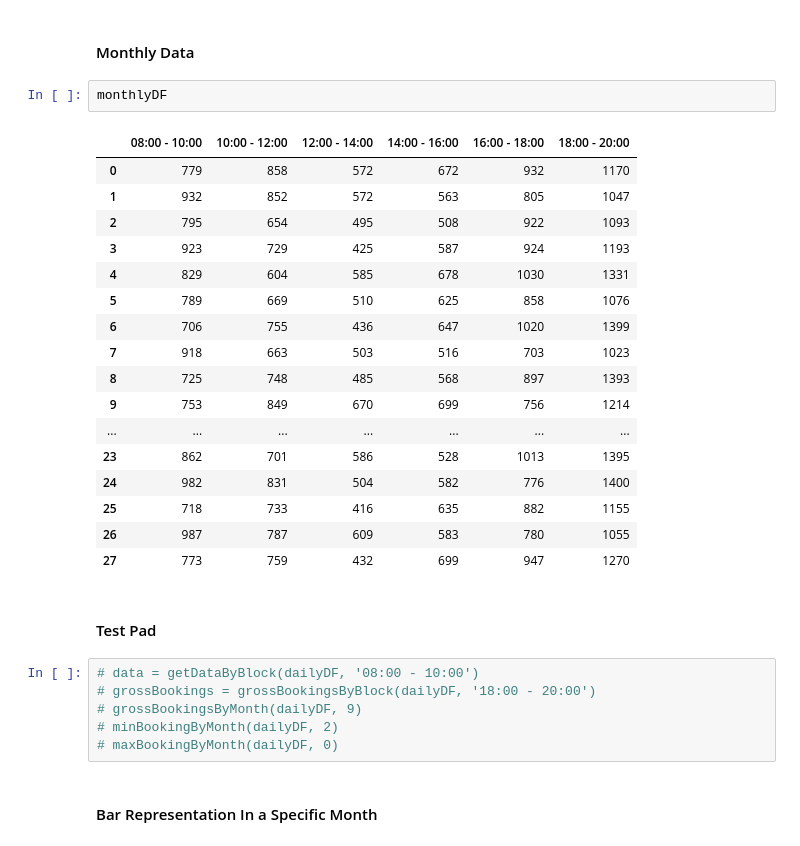
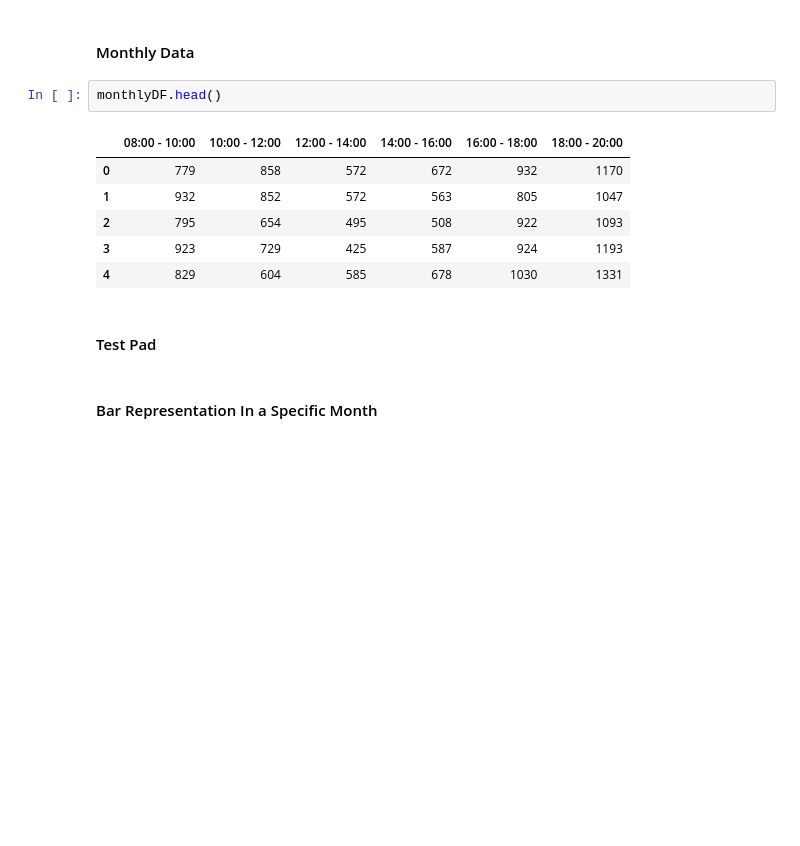
Before and after one commit to pratyayganguli/Dynamic-Pricing-Data-Visualization, a Jupyter notebook: notebook-files/dynamic-car-rental-pricing-algorithm.ipynb, the cells around one changed output. Drawn from its saved outputs; the diff is of its cells as text; blank space fills up the shorter version.

```diff
--- a/notebook-files/dynamic-car-rental-pricing-algorithm.ipynb
+++ b/notebook-files/dynamic-car-rental-pricing-algorithm.ipynb
@@ -99,33 +92,16 @@ annualDF
 # %% [markdown]
 #### Monthly Data ####
 # %%
-monthlyDF
+monthlyDF.head()
 # %% [output]
 |  | 08:00 - 10:00 | 10:00 - 12:00 | 12:00 - 14:00 | 14:00 - 16:00 | 16:00 - 18:00 | 18:00 - 20:00 |
 | 0 | 779 | 858 | 572 | 672 | 932 | 1170 |
 | 1 | 932 | 852 | 572 | 563 | 805 | 1047 |
 | 2 | 795 | 654 | 495 | 508 | 922 | 1093 |
 | 3 | 923 | 729 | 425 | 587 | 924 | 1193 |
 | 4 | 829 | 604 | 585 | 678 | 1030 | 1331 |
-| 5 | 789 | 669 | 510 | 625 | 858 | 1076 |
-| 6 | 706 | 755 | 436 | 647 | 1020 | 1399 |
-| 7 | 918 | 663 | 503 | 516 | 703 | 1023 |
-| 8 | 725 | 748 | 485 | 568 | 897 | 1393 |
-| 9 | 753 | 849 | 670 | 699 | 756 | 1214 |
-| ... | ... | ... | ... | ... | ... | ... |
-| 23 | 862 | 701 | 586 | 528 | 1013 | 1395 |
-| 24 | 982 | 831 | 504 | 582 | 776 | 1400 |
-| 25 | 718 | 733 | 416 | 635 | 882 | 1155 |
-| 26 | 987 | 787 | 609 | 583 | 780 | 1055 |
-| 27 | 773 | 759 | 432 | 699 | 947 | 1270 |
 # %% [markdown]
 #### Test Pad ####
-# %%
-# data = getDataByBlock(dailyDF, '08:00 - 10:00')
-# grossBookings = grossBookingsByBlock(dailyDF, '18:00 - 20:00')
-# grossBookingsByMonth(dailyDF, 9)
-# minBookingByMonth(dailyDF, 2)
-# maxBookingByMonth(dailyDF, 0)
 # %% [markdown]
 #### Bar Representation In a Specific Month ####
 # %%
```
Also changed, not shown: parts of 3 cells of this notebook, 11 other files.
